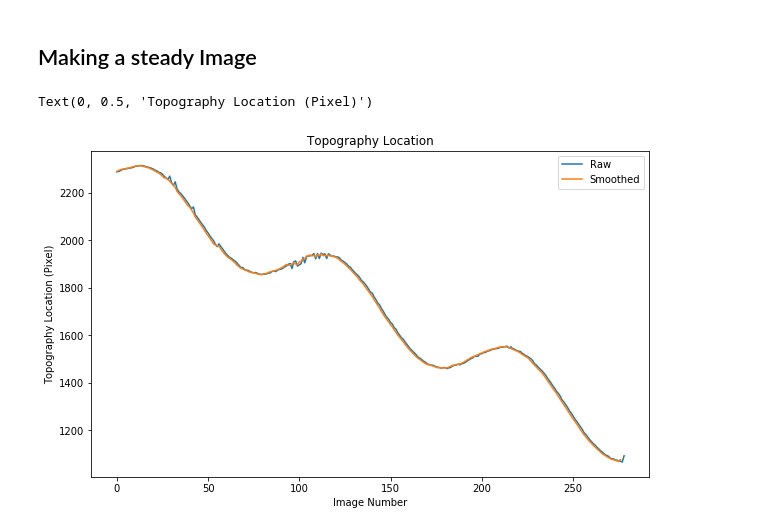
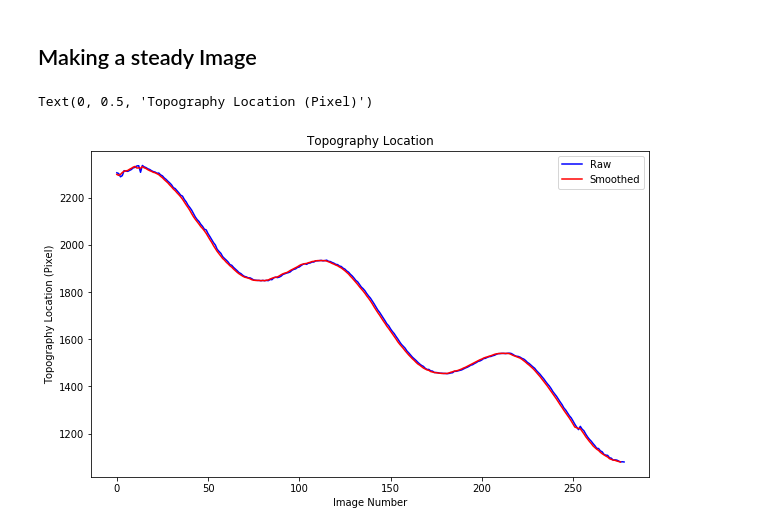
Before and after one commit to callummshaw/Lab_Ridge, a Jupyter notebook: Code/Short Term Visualisation- Fixed.ipynb, the cells around one changed output. Drawn from its saved outputs; the diff is of its cells as text; code cells hidden in the pictures.

```diff
--- a/Code/Short Term Visualisation- Fixed.ipynb
+++ b/Code/Short Term Visualisation- Fixed.ipynb
@@ -308,14 +296,3 @@ n=np.sqrt(g/1000*(rho_bottom-rho_top)/depth)
-# %%
-#now we want to find Db/dt
-t,y,x=density_abs.shape
-w=np.zeros((t-1,y,x))
-
-delta_t=0.125
-sf=1
-scaling = -sf/n**2
-for i in range(100):
-    diff = (density_abs[i+1]-density_abs[i])/delta_t
-    w[i] = diff*scaling
 # %%
 plt.figure(figsize=(15,10))
 plt.imshow(w[99],vmin=-10,vmax=10,cmap=cmo.cm.balance)
@@ -327,7 +304,7 @@ plt.imshow(cv2.medianBlur(np.float32(w[9]),5),vmin=-5,vmax=5,cmap=cmo.cm.balance
 # %%
 #creating an array with location of tip of hill
 cropped_den = density_abs[:,:600,:]
-cropped_den[cropped_den>rho_bottom+3]=np.nan #getting rid of topo
+cropped_den[cropped_den>rho_bottom-3]=np.nan #getting rid of topo
 t,y,x=cropped_den.shape
 topo_location = np.zeros(t)
 for i in range(t):
@@ -350,15 +327,15 @@ topo_location_filt = smooth(topo_location,3)
 # %%
 #checking that smoothing worked
 plt.figure(figsize=(10,6))
-plt.plot(topo_location,label='Raw')
-plt.plot(topo_location_filt,label='Smoothed')
+plt.plot(topo_location,label='Raw',color='b')
+plt.plot(topo_location_filt,label='Smoothed',color='r')
 plt.legend()
 plt.title('Topography Location')
 plt.xlabel('Image Number')
 plt.ylabel('Topography Location (Pixel)')
 # %% [output]
 Text(0, 0.5, 'Topography Location (Pixel)')
-[figure, old version]
+[figure, new version]
 # %%
 #now cropping images keeping the centre location constant
 
```
Also changed, not shown: parts of 9 cells of this notebook.
